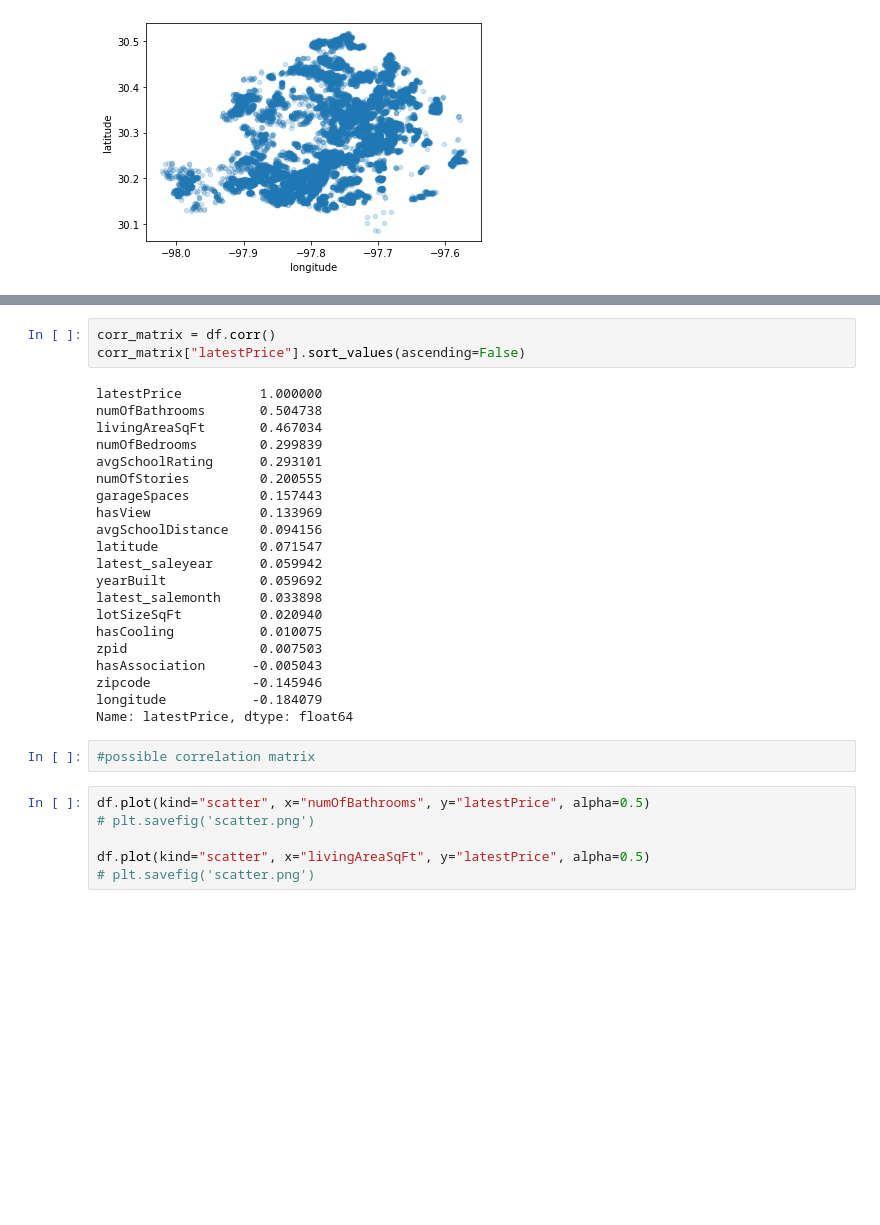
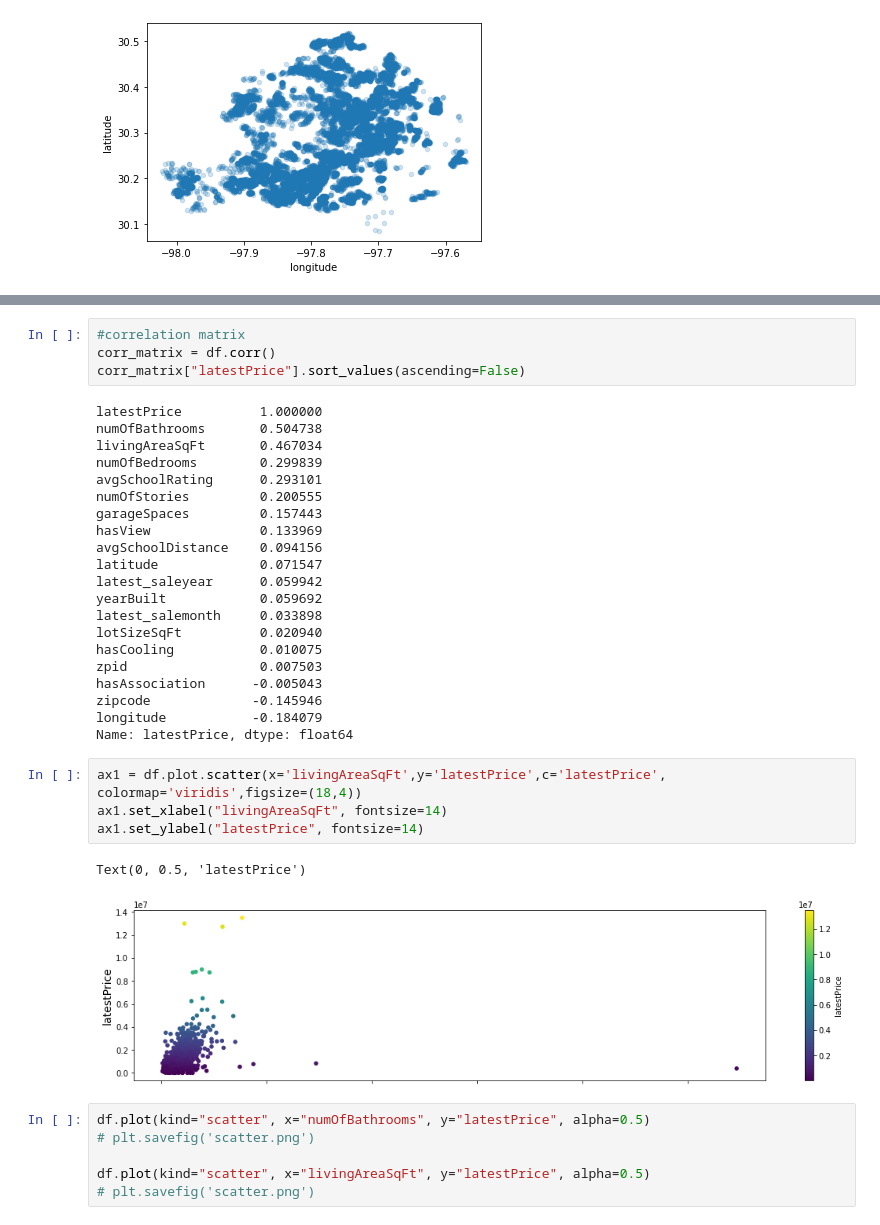
Before and after one commit to kflores56/project-3, a Jupyter notebook: model_1.ipynb, the cells around one changed output, grey strips where cells are left out. Drawn from its saved outputs; the diff is of its cells as text; blank space fills up the shorter version.

```diff
--- a/model_1.ipynb
+++ b/model_1.ipynb
@@ -101,4 +202,5 @@ df.plot(kind="scatter", x="longitude", y="latitude", alpha=0.4, figsize=(10,7),
 # %%
+#correlation matrix
 corr_matrix = df.corr()
 corr_matrix["latestPrice"].sort_values(ascending=False)
 # %% [output]
@@ -122,8 +224,13 @@ hasAssociation      -0.005043
 zipcode             -0.145946
 longitude           -0.184079
 Name: latestPrice, dtype: float64
-# %%
-#possible correlation matrix
+# %%
+ax1 = df.plot.scatter(x='livingAreaSqFt',y='latestPrice',c='latestPrice', colormap='viridis',figsize=(18,4))
+ax1.set_xlabel("livingAreaSqFt", fontsize=14)
+ax1.set_ylabel("latestPrice", fontsize=14)
+# %% [output]
+Text(0, 0.5, 'latestPrice')
+[figure, added]
 # %%
 df.plot(kind="scatter", x="numOfBathrooms", y="latestPrice", alpha=0.5)
 # plt.savefig('scatter.png')
```
Also changed, not shown: parts of 21 cells of this notebook, 1 other file.
